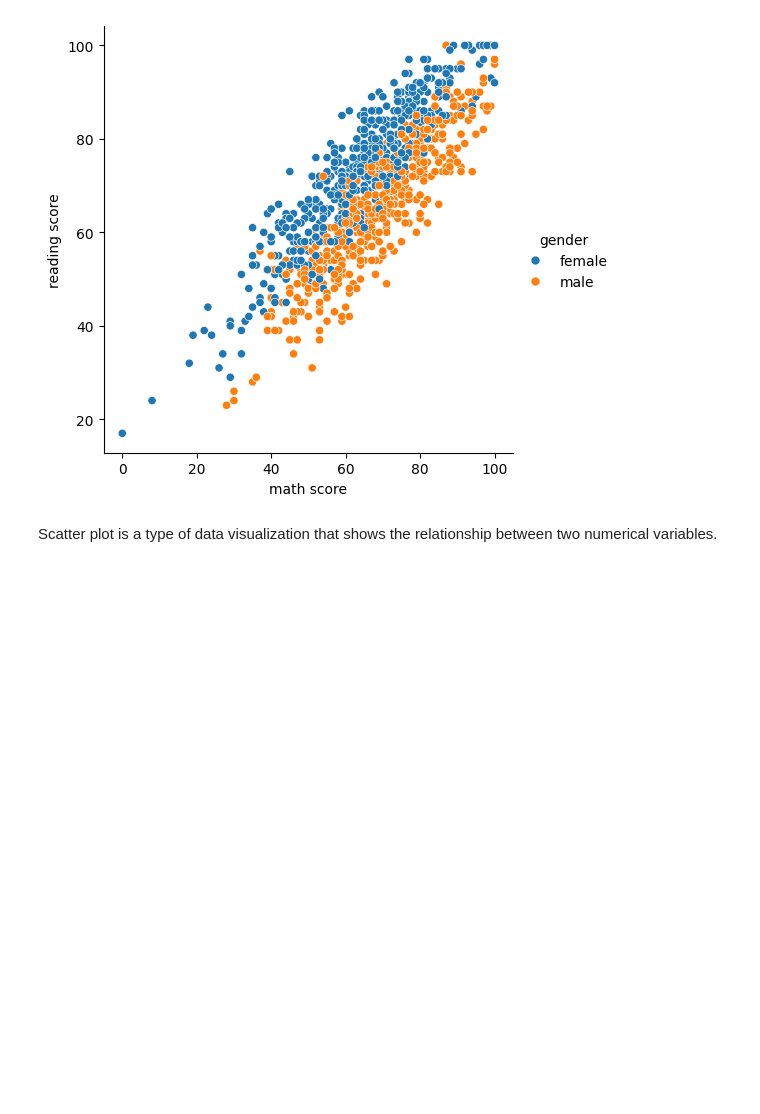
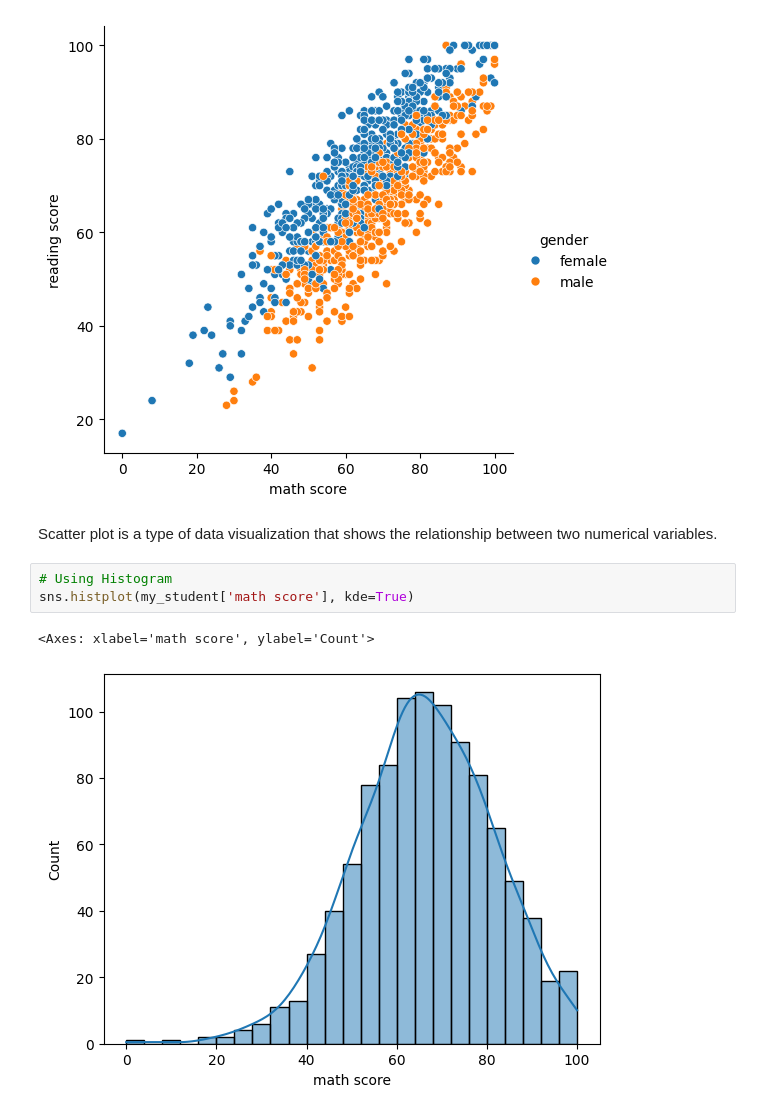
Before and after one commit to prodigy234/EDA_with_Python, a Jupyter notebook: Untitled.ipynb, the cells around one changed output. Drawn from its saved outputs; the diff is of its cells as text; blank space fills up the shorter version.

```diff
--- a/Untitled.ipynb
+++ b/Untitled.ipynb
@@ -136,3 +137,9 @@ sns.relplot(x= 'math score', y='reading score', hue= 'gender', data=my_student)
 [figure]
 # %% [markdown]
 Scatter plot is a type of data visualization that shows the relationship between two numerical variables.
+# %%
+# Using Histogram
+sns.histplot(my_student['math score'], kde=True)
+# %% [output]
+<Axes: xlabel='math score', ylabel='Count'>
+[figure, added]
```
Also changed, not shown: parts of 6 cells of this notebook.
